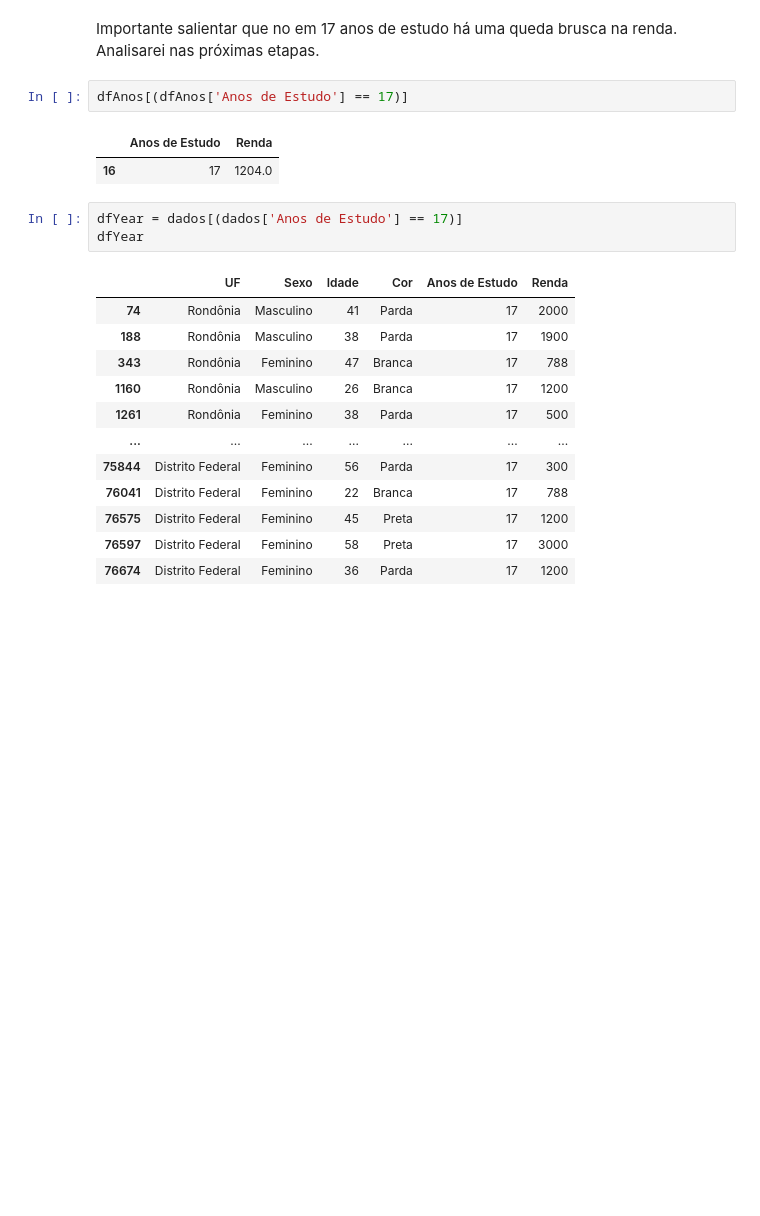
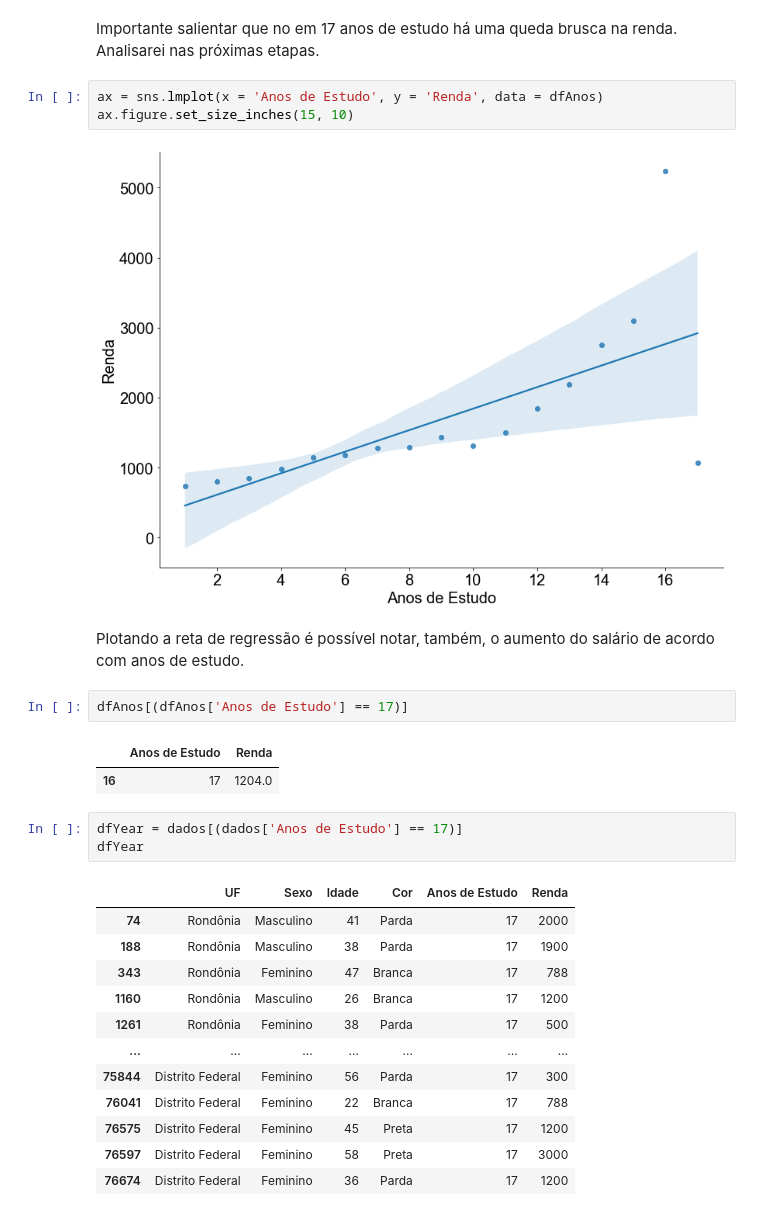
Before and after one commit to Marcus-Bernard0/Data-Science-projects, a Jupyter notebook: 1 - Projeto PNAD/Projeto.ipynb, the cells around one changed output. Drawn from its saved outputs; the diff is of its cells as text; blank space fills up the shorter version.

```diff
--- a/1 - Projeto PNAD/Projeto.ipynb
+++ b/1 - Projeto PNAD/Projeto.ipynb
@@ -576,6 +576,13 @@ Text(0.5, 1.0, 'Distribuição de renda media por anos de estudo')
 # %% [markdown]
 Importante salientar que no em 17 anos de estudo há uma queda brusca na renda.
 Analisarei nas próximas etapas.
+# %%
+ax = sns.lmplot(x = 'Anos de Estudo', y = 'Renda', data = dfAnos)
+ax.figure.set_size_inches(15, 10)
+# %% [output]
+[figure, added]
+# %% [markdown]
+Plotando a reta de regressão é possível notar, também, o aumento do salário de acordo com anos de estudo.
 # %%
 dfAnos[(dfAnos['Anos de Estudo'] == 17)]
 # %% [output]
```
Also changed, not shown: parts of 13 cells of this notebook, 1 other file.
